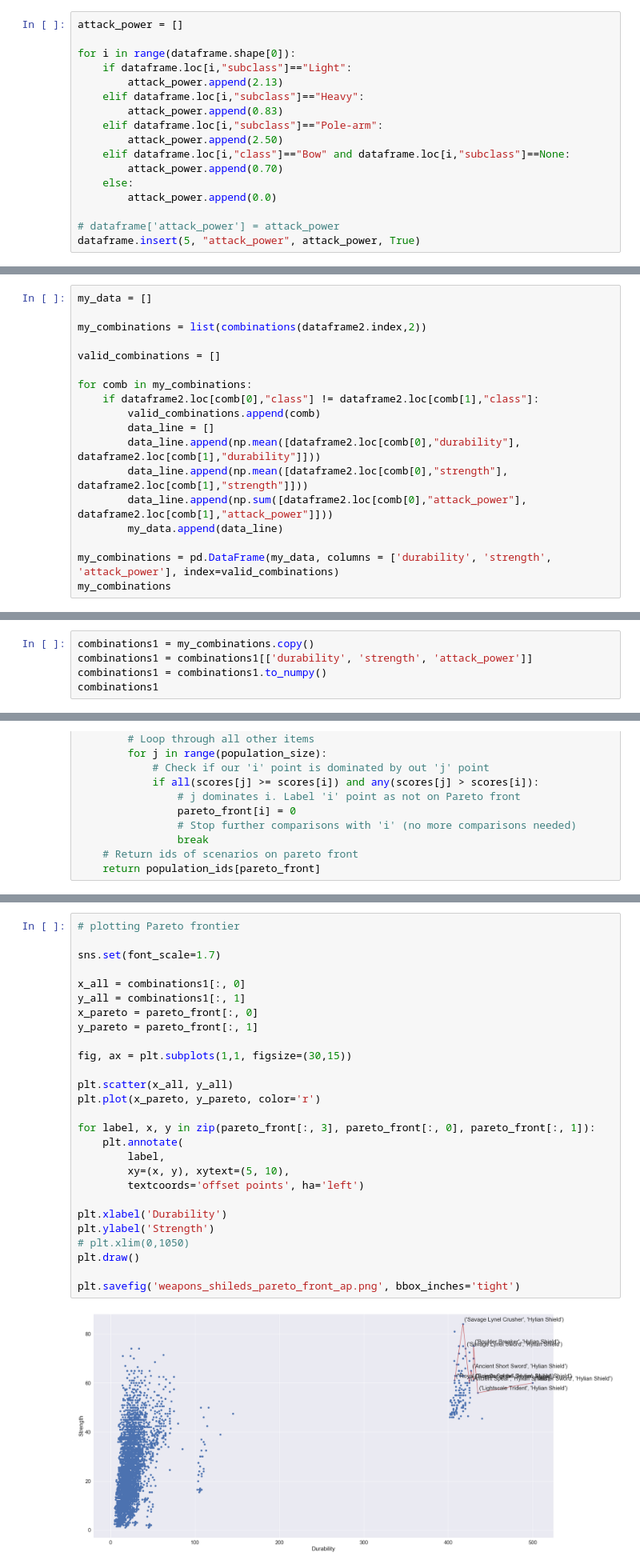
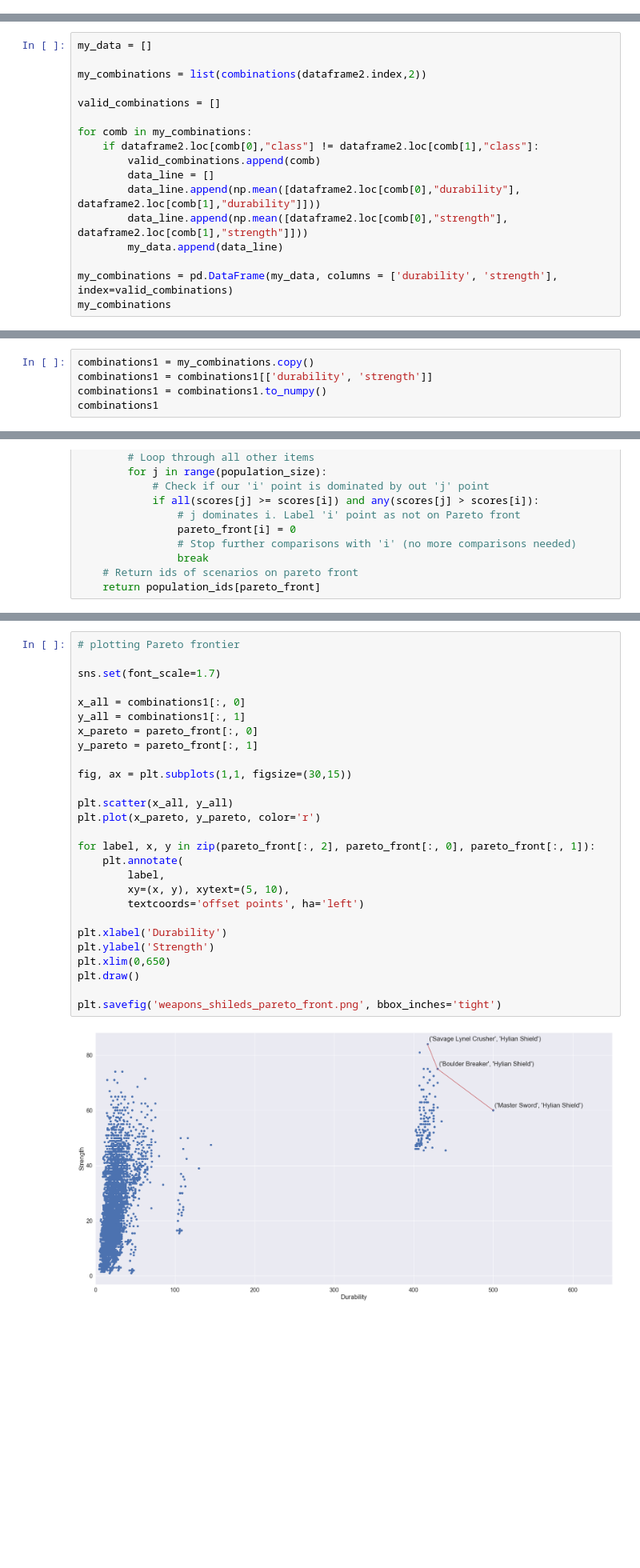
Before and after one commit to Vini2/CodeForMediumArticles, a Jupyter notebook: Zelda_BOTW/Zelda BOTW - Weapon, Shield and Bow Analysis.ipynb, the cells around one changed output, grey strips where cells are left out. Shown at 80% size. Saved outputs shown, nothing was run; the diff lists cells and outputs as text; blank space fills up the shorter version.

```diff
--- a/Zelda_BOTW/Zelda BOTW - Weapon, Shield and Bow Analysis.ipynb
+++ b/Zelda_BOTW/Zelda BOTW - Weapon, Shield and Bow Analysis.ipynb
@@ -72,17 +65,0 @@ dataframe.shape
-# %%
-attack_power = []
-
-for i in range(dataframe.shape[0]):
-    if dataframe.loc[i,"subclass"]=="Light":
-        attack_power.append(2.13)
-    elif dataframe.loc[i,"subclass"]=="Heavy":
-        attack_power.append(0.83)
-    elif dataframe.loc[i,"subclass"]=="Pole-arm":
-        attack_power.append(2.50)
-    elif dataframe.loc[i,"class"]=="Bow" and dataframe.loc[i,"subclass"]==None:
-        attack_power.append(0.70)
-    else:
-        attack_power.append(0.0)
-
-# dataframe['attack_power'] = attack_power
-dataframe.insert(5, "attack_power", attack_power, True)
@@ -273,9 +218,8 @@ for comb in my_combinations:
         data_line = []
         data_line.append(np.mean([dataframe2.loc[comb[0],"durability"], dataframe2.loc[comb[1],"durability"]]))
         data_line.append(np.mean([dataframe2.loc[comb[0],"strength"], dataframe2.loc[comb[1],"strength"]]))
-        data_line.append(np.sum([dataframe2.loc[comb[0],"attack_power"], dataframe2.loc[comb[1],"attack_power"]]))
         my_data.append(data_line)
 
-my_combinations = pd.DataFrame(my_data, columns = ['durability', 'strength', 'attack_power'], index=valid_combinations)
+my_combinations = pd.DataFrame(my_data, columns = ['durability', 'strength'], index=valid_combinations)
 my_combinations
 # %% [output]
@@ -304,7 +249,7 @@ plt.savefig('weapons_shields_comb_heatmap.png', bbox_inches='tight')
 ### Get Pareto-optimal Combinations and Pareto front
 # %%
 combinations1 = my_combinations.copy()
-combinations1 = combinations1[['durability', 'strength', 'attack_power']]
+combinations1 = combinations1[['durability', 'strength']]
 combinations1 = combinations1.to_numpy()
 combinations1
 # %% [output]
@@ -445,32 +359,32 @@ array([[407.5, 61.0, 2.5, ("Royal Guard's Spear", 'Hylian Shield')],
 # %%
 # plotting Pareto frontier
 
 sns.set(font_scale=1.7)
 
 x_all = combinations1[:, 0]
 y_all = combinations1[:, 1]
 x_pareto = pareto_front[:, 0]
 y_pareto = pareto_front[:, 1]
 
 fig, ax = plt.subplots(1,1, figsize=(30,15))
 
 plt.scatter(x_all, y_all)
 plt.plot(x_pareto, y_pareto, color='r')
 
-for label, x, y in zip(pareto_front[:, 3], pareto_front[:, 0], pareto_front[:, 1]):
+for label, x, y in zip(pareto_front[:, 2], pareto_front[:, 0], pareto_front[:, 1]):
     plt.annotate(
         label,
         xy=(x, y), xytext=(5, 10),
         textcoords='offset points', ha='left')
 
 plt.xlabel('Durability')
 plt.ylabel('Strength')
-# plt.xlim(0,1050)
+plt.xlim(0,650)
 plt.draw()
 
-plt.savefig('weapons_shileds_pareto_front_ap.png', bbox_inches='tight')
+plt.savefig('weapons_shileds_pareto_front.png', bbox_inches='tight')
 # %% [output]
-[figure, old version]
+[figure, new version]
 # %% [markdown]
 ## Analyse Weapons + Shields + Bows
 # %%
```
Also changed, not shown: parts of 23 cells of this notebook, 1 other file.
